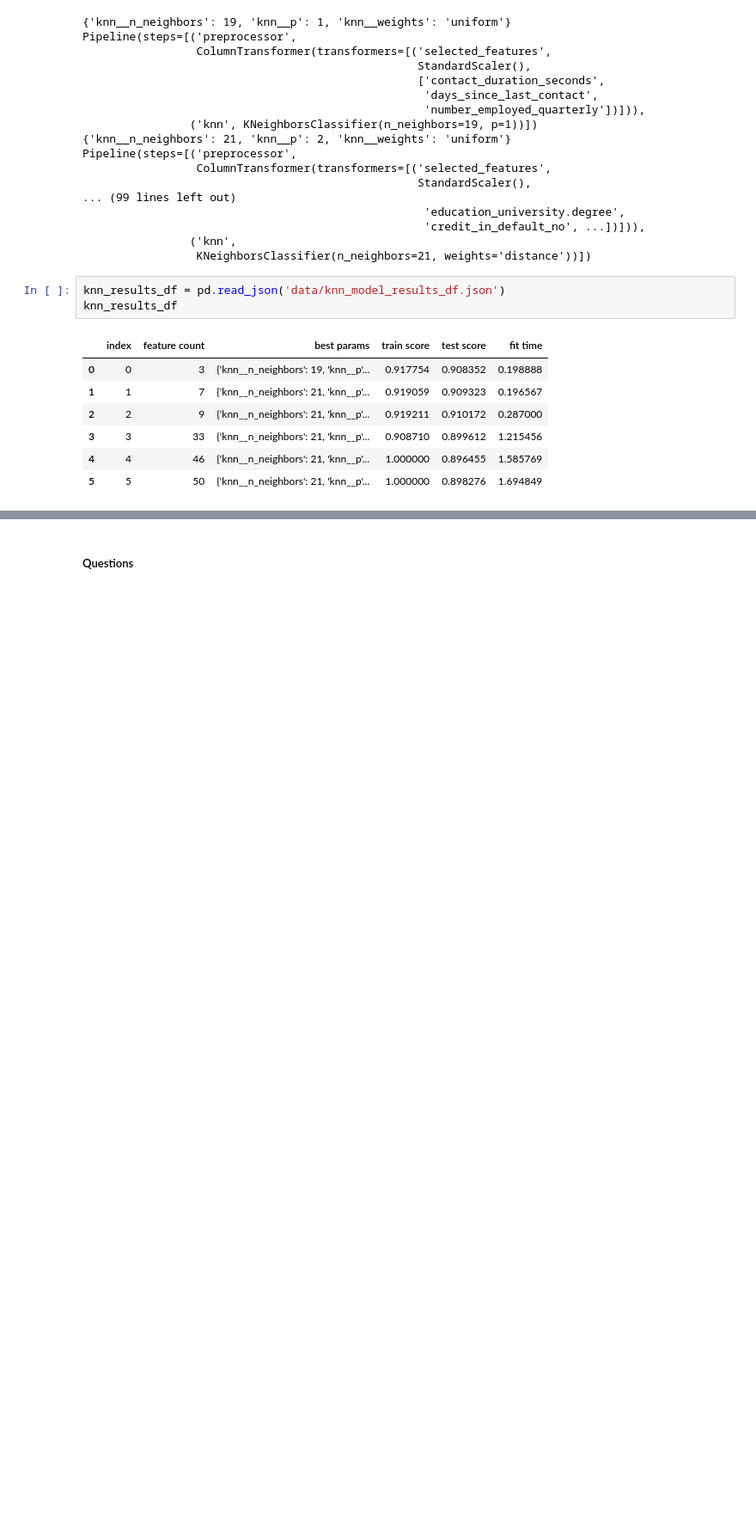
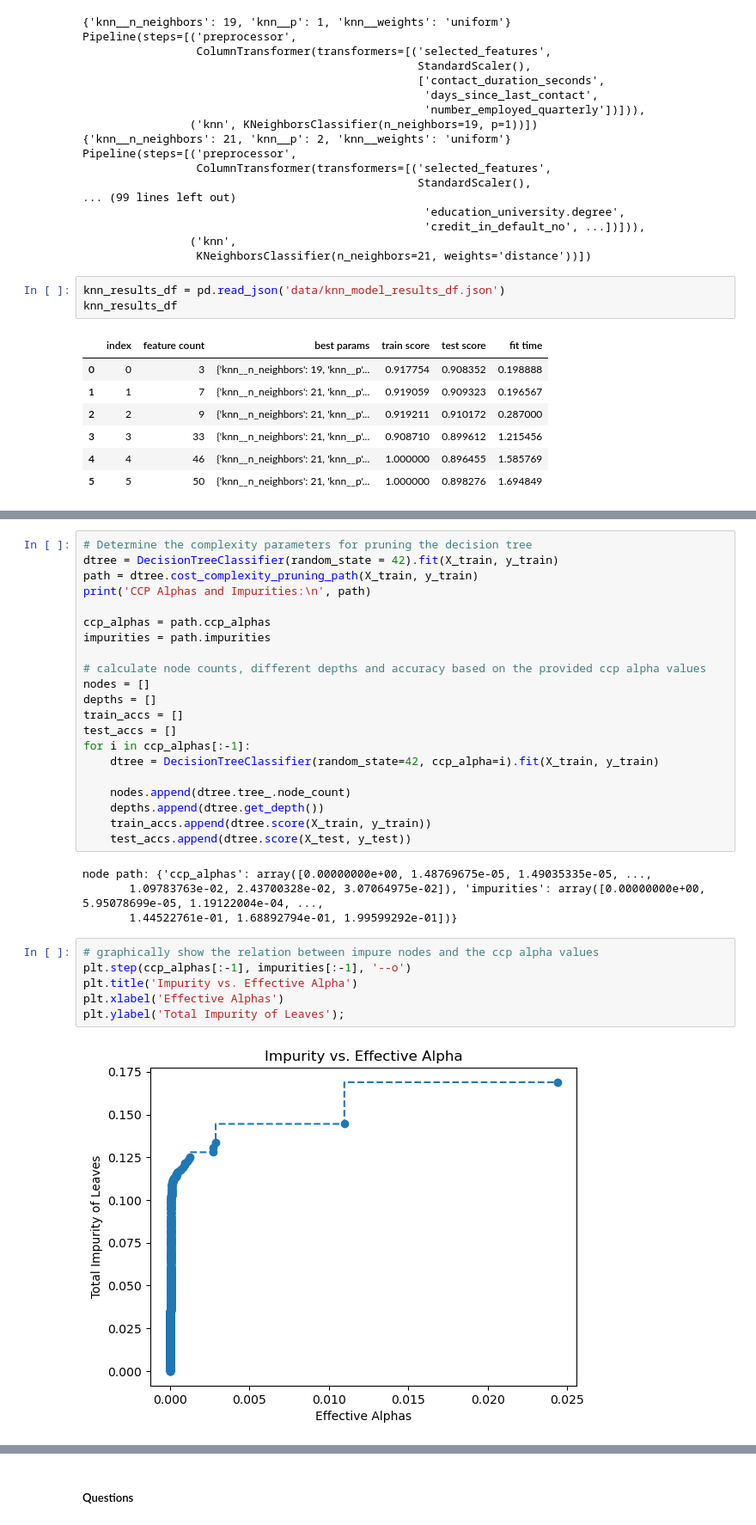
Before and after one commit to codemonkey1101/module-17, a Jupyter notebook: prompt_III.ipynb, the cells around one changed output, grey strips where cells are left out. Shown at 86% size. Cells and saved outputs as stored; diff of their text form; blank space fills up the shorter version.

```diff
--- a/prompt_III.ipynb
+++ b/prompt_III.ipynb
@@ -611,0 +663,33 @@ knn_results_df
+# %%
+# Determine the complexity parameters for pruning the decision tree
+dtree = DecisionTreeClassifier(random_state = 42).fit(X_train, y_train)
+path = dtree.cost_complexity_pruning_path(X_train, y_train)
+print('CCP Alphas and Impurities:\n', path)
+
+ccp_alphas = path.ccp_alphas
+impurities = path.impurities
+
+# calculate node counts, different depths and accuracy based on the provided ccp alpha values
+nodes = []
+depths = []
+train_accs = []
+test_accs = []
+for i in ccp_alphas[:-1]:
+    dtree = DecisionTreeClassifier(random_state=42, ccp_alpha=i).fit(X_train, y_train)
+
+    nodes.append(dtree.tree_.node_count)
+    depths.append(dtree.get_depth())
+    train_accs.append(dtree.score(X_train, y_train))
+    test_accs.append(dtree.score(X_test, y_test))
+# %% [output]
+node path: {'ccp_alphas': array([0.00000000e+00, 1.48769675e-05, 1.49035335e-05, ...,
+       1.09783763e-02, 2.43700328e-02, 3.07064975e-02]), 'impurities': array([0.00000000e+00, 5.95078699e-05, 1.19122004e-04, ...,
+       1.44522761e-01, 1.68892794e-01, 1.99599292e-01])}
+# %%
+# graphically show the relation between impure nodes and the ccp alpha values
+plt.step(ccp_alphas[:-1], impurities[:-1], '--o')
+plt.title('Impurity vs. Effective Alpha')
+plt.xlabel('Effective Alphas')
+plt.ylabel('Total Impurity of Leaves');
+# %% [output]
+[figure, added]
```
Also changed, not shown: parts of 17 cells of this notebook, 3 other files.
